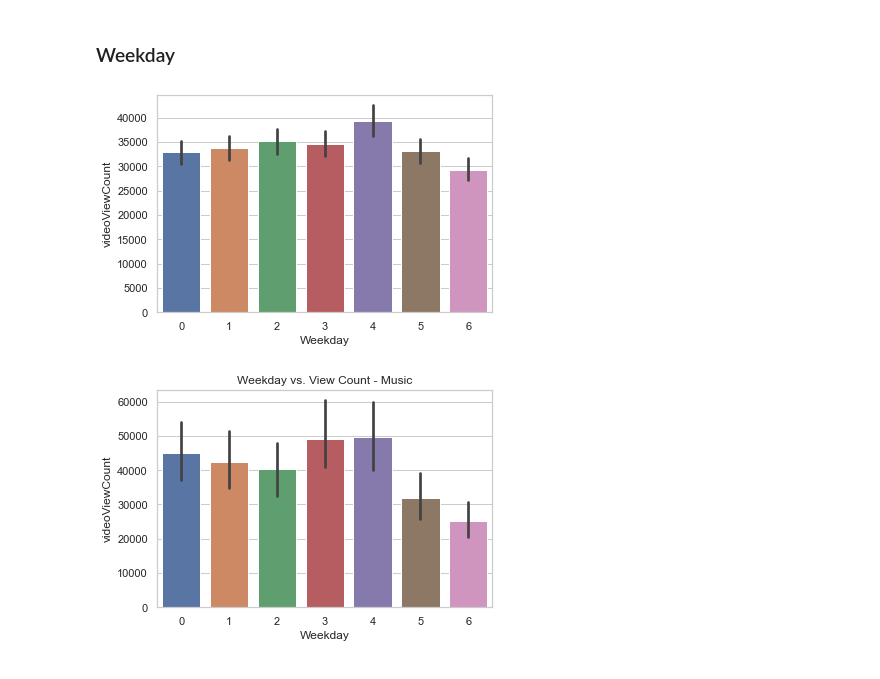
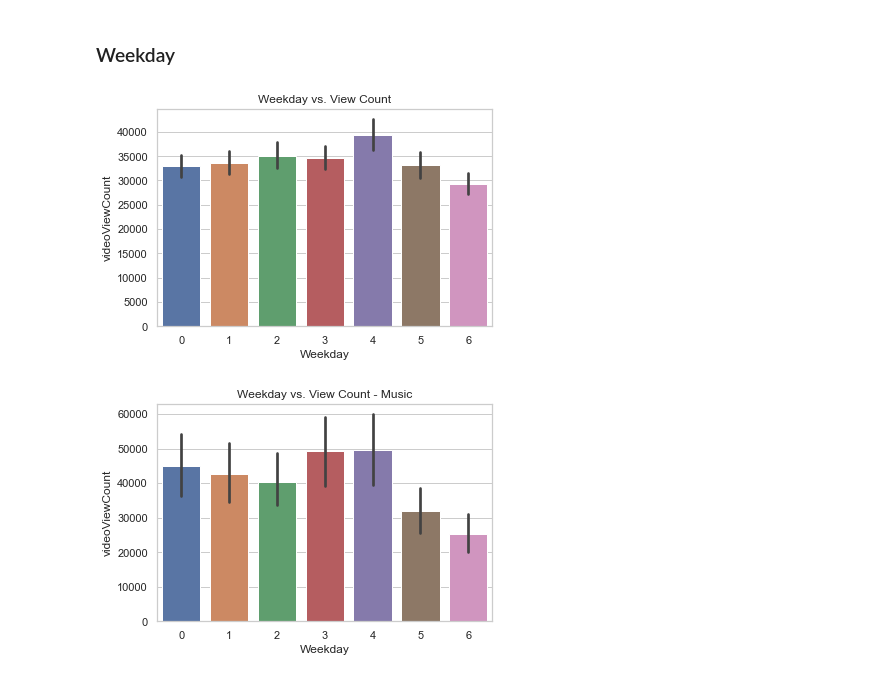
Before and after one commit to JelicaB/YoutubeViewCounts, a Jupyter notebook: YoutubeDataAnalysis.ipynb, the cells around one changed output. Saved outputs shown, nothing was run; the diff lists cells and outputs as text; code cells hidden in the pictures.

```diff
--- a/YoutubeDataAnalysis.ipynb
+++ b/YoutubeDataAnalysis.ipynb
@@ -467,9 +467,9 @@ ax = sns.barplot(x="Day", y="videoViewCount", data=df)
 # %% [markdown]
 ### Weekday
 # %%
-ax = sns.barplot(x="Weekday", y="videoViewCount", data=df)
+ax = sns.barplot(x="Weekday", y="videoViewCount", data=df).set_title("Weekday vs. View Count")
 # %% [output]
-[figure, old version]
+[figure, new version]
 # %%
 #cycle through each category and see the change in trends
 mod = df.loc[df.videoCategoryId == '10']
```
Also changed, not shown: parts of 4 cells of this notebook, 1 other file.
